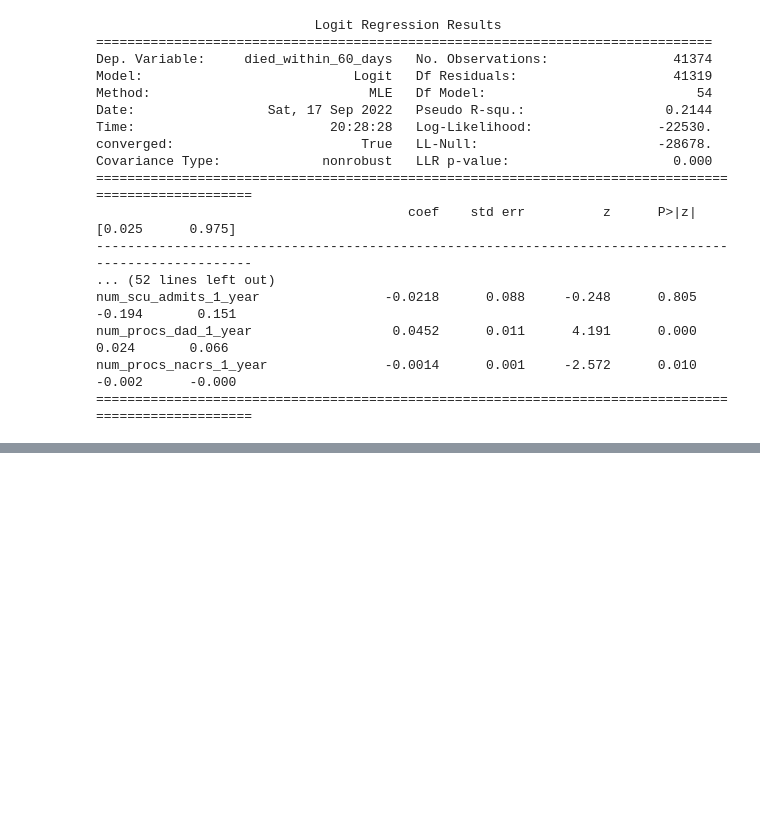
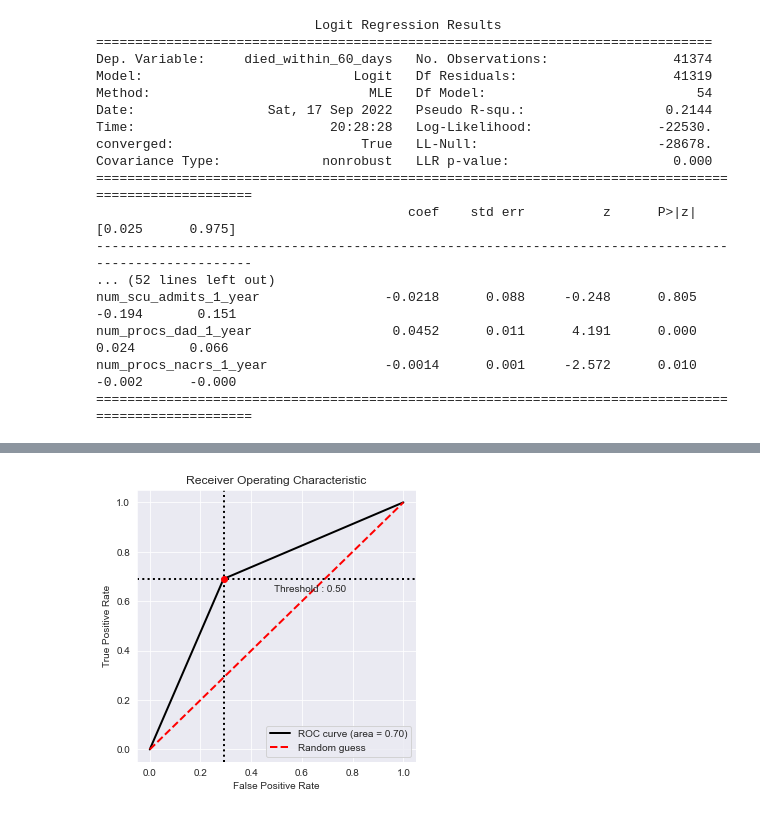
Before and after one commit to Fuzzy-sh/Machine-Learning-Risk-Estimation-ARC, a Jupyter notebook: 4_LTC_Logistic_regression.ipynb, the cells around one changed output, grey strips where cells are left out. Drawn from its saved outputs; the diff is of its cells as text; code cells hidden in the pictures; blank space fills up the shorter version.

Commit message:
Added the ML models and updated the LR codes

```diff
--- a/4_LTC_Logistic_regression.ipynb
+++ b/4_LTC_Logistic_regression.ipynb
@@ -261,0 +268,64 @@ num_procs_nacrs_1_year               -0.0014      0.001     -2.572      0.010
+# %%
+
+
+
+# only balnce the classes with out normalization
+X=data_final[feature_list_for_training]
+
+
+# normalize the x features
+X = scaler_PT.fit_transform(X)
+X=sm.add_constant(X)
+
+#split to test and training
+# x_train : features for the training the model
+# x_test :features for testing the model
+
+# y_train: the labels for the training the model
+# y_test: the labels for the testing  the model
+X_train, X_test, y_train, y_test = train_test_split(X, y, test_size=0.1, random_state=0)
+
+
+#only oversample for the trian sets
+scaler_PT = PowerTransformer()
+over_sampler = RandomOverSampler(random_state=42)
+X_train, y_train = over_sampler.fit_resample(X_train, y_train)
+
+######################################
+
+print("### Classes percentage in the training as there are no longer any imbalanceness:")
+print(y_train.value_counts()*100/len(y_train))
+
+
+# fit the model
+log_reg=sm.Logit(y_train,X_train ).fit()
+
+# after fitting the model, we need to test the model on the x_test (y_hat are the predicted probabilities)
+yhat = log_reg.predict(X_test)
+# recieve the labels from the y_hat for the classification
+prediction = list(map(round, yhat))
+
+# confusion matrix
+cm = confusion_matrix(y_test, prediction)
+print ("Confusion Matrix : \n", cm)
+
+# accuracy score of the model
+print('Test accuracy = ', accuracy_score(y_test, prediction))
+
+print(classification_report(y_test, prediction))
+
+print("F1 Score: {}".format(f1_score(y_test, prediction)))
+
+roc_auc = roc_auc_score(y_test, prediction)
+print('AUC: %.2f' % roc_auc + "%")
+
+
+
+# Visualisation with plot_metric
+bc = BinaryClassification(y_test, prediction, labels = ["Class 1", "Class 2"])
+
+# Figures
+plt.figure(figsize = (5,5))
+bc.plot_roc_curve()
+plt.show()
+# %% [output]
@@ -261,0 +349 @@ num_procs_nacrs_1_year               -0.0014      0.001     -2.572      0.010
+[figure, added]
```
Also changed, not shown: parts of 3 cells of this notebook, 1 other file.
